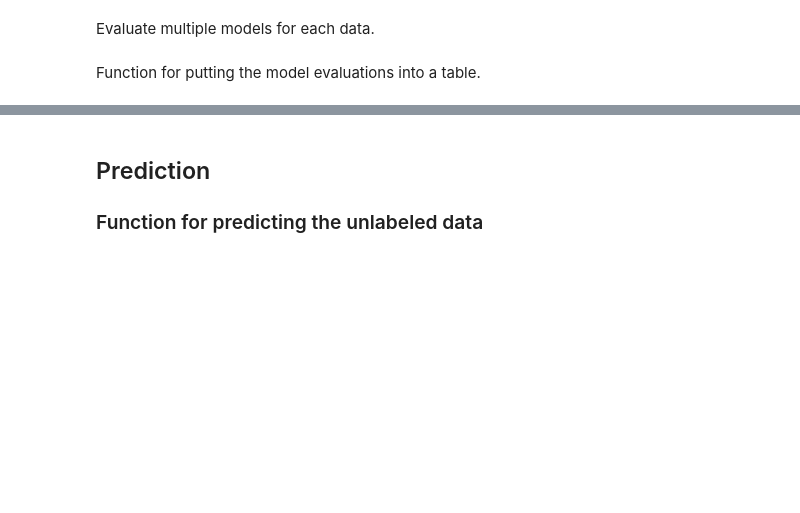
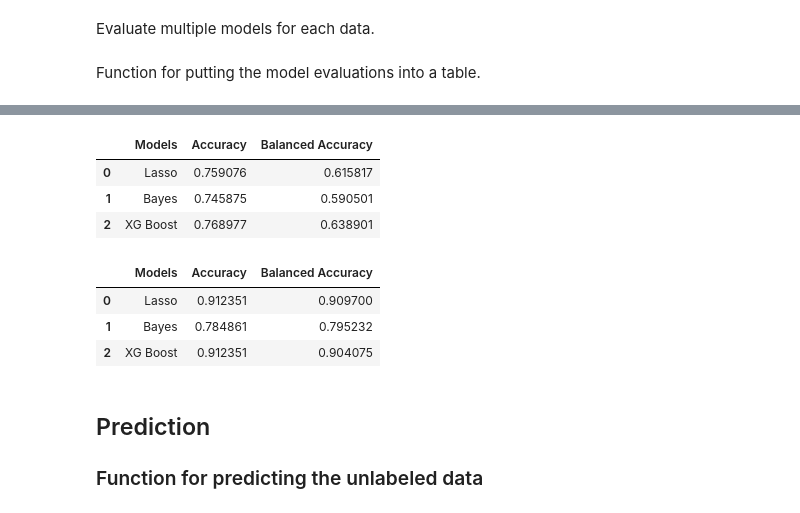
Before and after one commit to jaeyk/ethnic-media-ML-content-analsysis, a Jupyter notebook: code/02_text_classification.ipynb, the cells around one changed output, grey strips where cells are left out. Cells and saved outputs as stored; diff of their text form; code cells hidden in the pictures; blank space fills up the shorter version.

```diff
--- a/code/02_text_classification.ipynb
+++ b/code/02_text_classification.ipynb
@@ -473,3 +473,17 @@ eval_table(asian_lp_models_resample)
+# %%
+eval_table(black_lp_models)
+# %% [output]
+|  | Models | Accuracy | Balanced Accuracy |
+| 0 | Lasso | 0.759076 | 0.615817 |
+| 1 | Bayes | 0.745875 | 0.590501 |
+| 2 | XG Boost | 0.768977 | 0.638901 |
+# %%
+eval_table(black_lp_models_resample)
+# %% [output]
+|  | Models | Accuracy | Balanced Accuracy |
+| 0 | Lasso | 0.912351 | 0.909700 |
+| 1 | Bayes | 0.784861 | 0.795232 |
+| 2 | XG Boost | 0.912351 | 0.904075 |
 # %%
 
 # None
```
Also changed, not shown: parts of 5 cells of this notebook.
